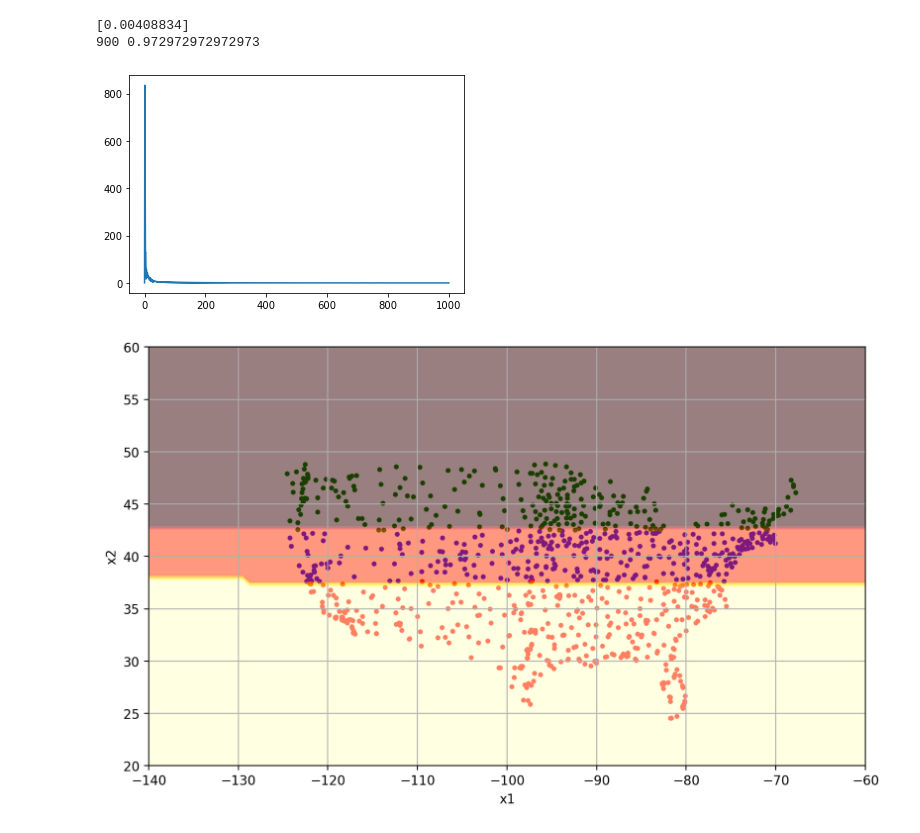
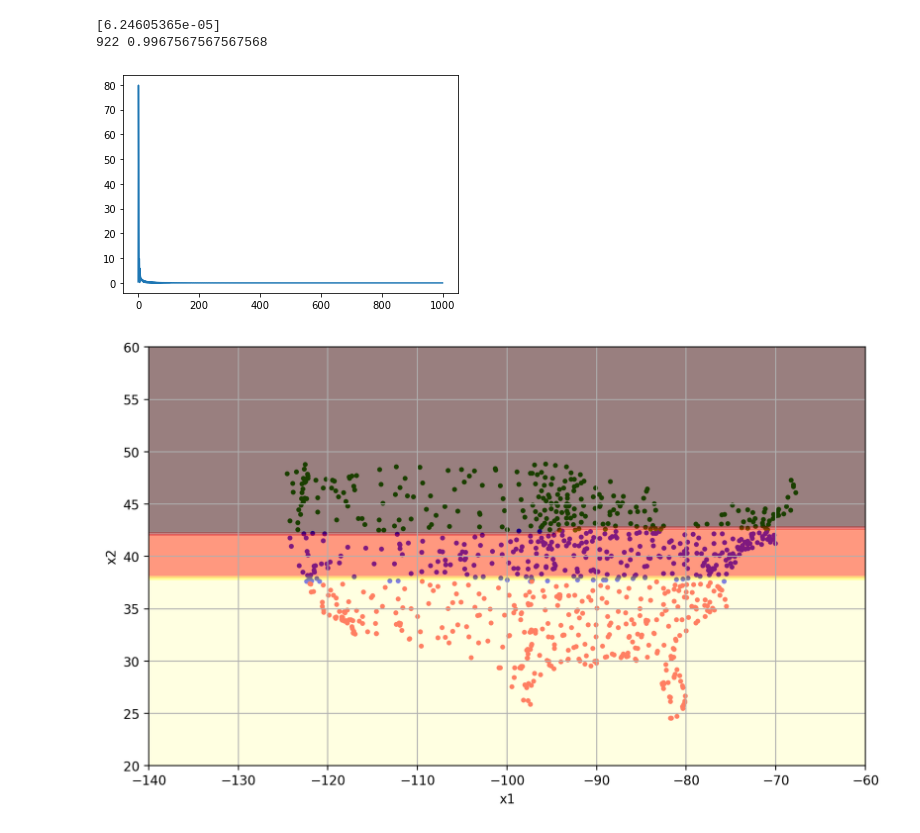
Before and after one commit to wolfwpk/Solar_Energy_classification, a Jupyter notebook: multiclass-perception-gradient.ipynb, the cells around one changed output. Saved outputs shown, nothing was run; the diff lists cells and outputs as text; code cells hidden in the pictures.

Commit message:
alpha step 1/(k+1)

```diff
--- a/multiclass-perception-gradient.ipynb
+++ b/multiclass-perception-gradient.ipynb
@@ -73,7 +73,7 @@ def gradient_descent(g, step, max_its, w):
         grad_eval = gradient(w_flat)
         grad_eval_norm = grad_eval / np.linalg.norm(grad_eval)
         # take grad descent step
-        alpha = 10/(k+1)
+        alpha = 1/(k+1)
         w_flat = w_flat - alpha*grad_eval_norm
         # record weight and cost
         weight_history.append(w_flat)
@@ -109,34 +109,34 @@ plt.figure(figsize=(10,6),dpi=200)
 plt.xlim(-140, -60)
 plt.ylim(20, 60)
 plt.grid(1)
 plt.xlabel('longitude')
 plt.ylabel('latitude')
 
 for target in range(length):
     plt.scatter(longitude[target], latitude[target], c=colors[classes[target]],s=8)
 
 xp1, xp2 = np.meshgrid(np.linspace(-140,-60,100),np.linspace(20, 80, 100))
 # vectorize mesh grid
 xp1_v = xp1.reshape(-1,1)
 xp2_v = xp2.reshape(-1,1)
 Xp_data = np.append(xp1_v,xp2_v,axis=1)
 
 # wp=np.array([[-100,0,100],[0,0,0],[2, 0, -2]])
 data_verify = x
 verify_result = z=np.argmax(model(data_verify, wp),axis=0)
 true_number = 0
 for i in range(length):
     if verify_result[i] == classes[i]:
         true_number = true_number +1
 print(true_number, true_number/length)
 v=model(Xp_data.T,wp)
 z=np.argmax(v,axis=0)
 z=z.reshape(xp1.shape)
 plt.contourf(xp1,xp2,z,cmap=plt.cm.hot, alpha=.5)
 plt.xlabel('x1')
 plt.ylabel('x2');
 # %% [output]
-[0.00408834]
-900 0.972972972972973
+[6.24605365e-05]
+922 0.9967567567567568
-[figure, old version]
+[figure, new version]
-[figure, old version]
+[figure, new version]
```
